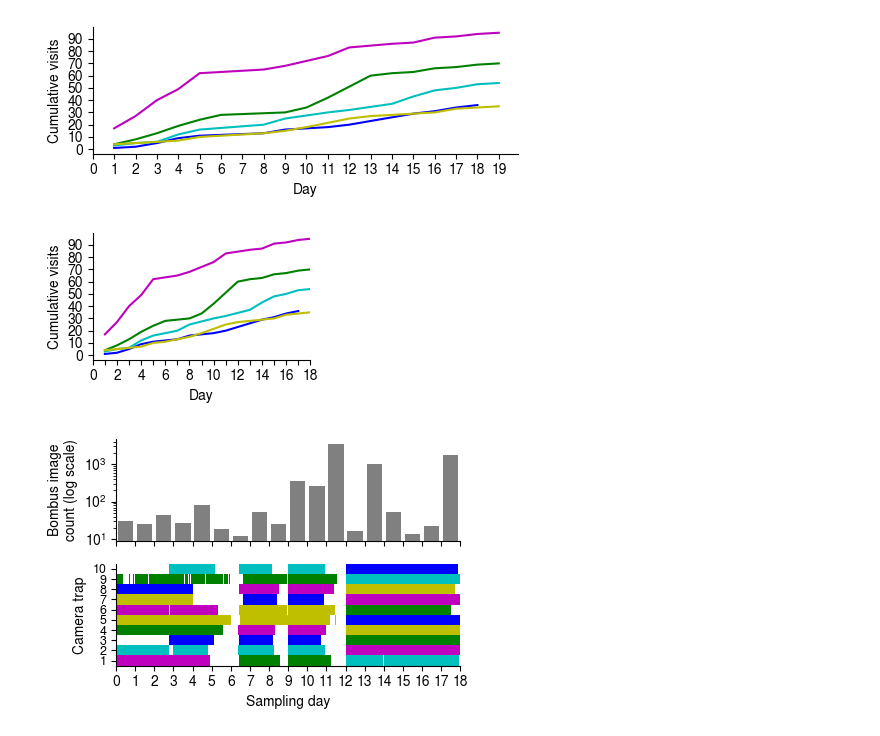
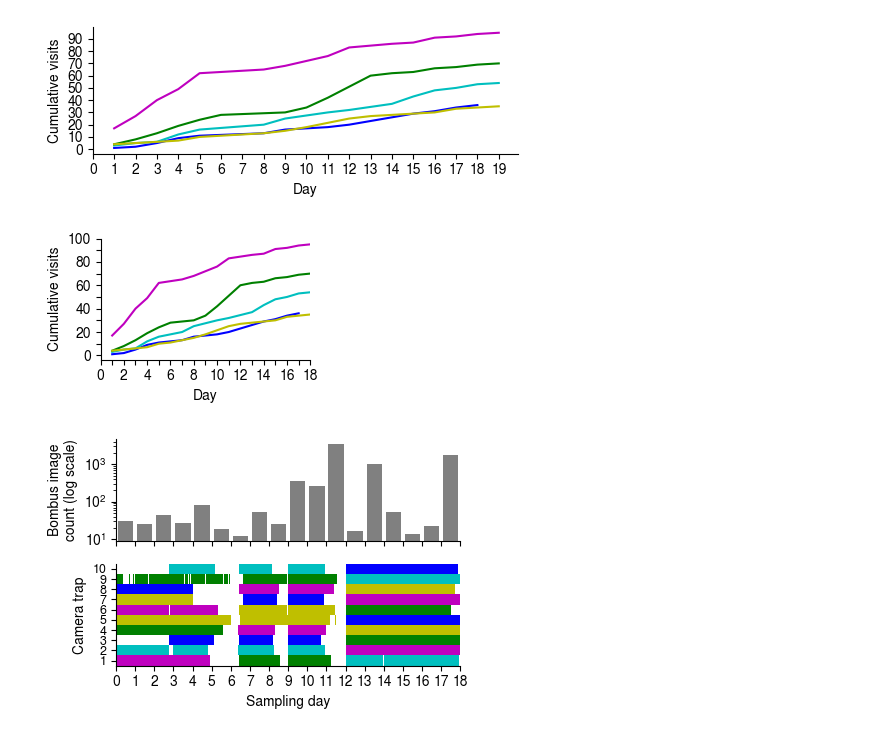
Before and after one commit to mparkergetz/bee_cam_data_processing, a Jupyter notebook: nb2_process_visit_data.ipynb, the cells around one changed output. Cells and saved outputs as stored; diff of their text form; code cells hidden in the pictures.

```diff
--- a/nb2_process_visit_data.ipynb
+++ b/nb2_process_visit_data.ipynb
@@ -368,33 +455,35 @@ plt.tight_layout()
 # %%
 
 SKIPPED_DAYS = {6}
 
 def day_to_display_index(d_cal: int) -> int:
     return d_cal - sum(1 for sd in SKIPPED_DAYS if sd < d_cal)
 
 plt.figure(figsize=(3, 2))
 
 for color, group in merge_photos_visits_filtered.groupby('color'):
     disp_days = group['day'].apply(day_to_display_index)
     plt.plot(disp_days, group['cumulative_visits'],
              label=color, color=color_map.get(color))
 
 plt.xlabel('Day')
 plt.ylabel('Cumulative visits')
-plt.yticks(range(0, 100, 10))
+ticks = range(0, 110, 10)
+labels = [str(d) if d % 20 == 0 else "" for d in ticks]
+plt.yticks(ticks, labels)
 
 cal_days = [d for d in range(0, 19) if d not in SKIPPED_DAYS]
 disp_days = [day_to_display_index(d) for d in cal_days]
 
 ticks = range(0, 19)
 labels = [str(d) if d % 2 == 0 else "" for d in ticks]
 plt.xticks(ticks, labels)
 plt.xlim(0,18)
 
 plt.tight_layout()
 plt.savefig('figs/cumulative_visits_small.svg', format='svg')
 # %% [output]
-[figure, old version]
+[figure, new version]
 # %%
 import pandas as pd
 import matplotlib.pyplot as plt
```
Also changed, not shown: parts of 9 cells of this notebook, 5 other files.
